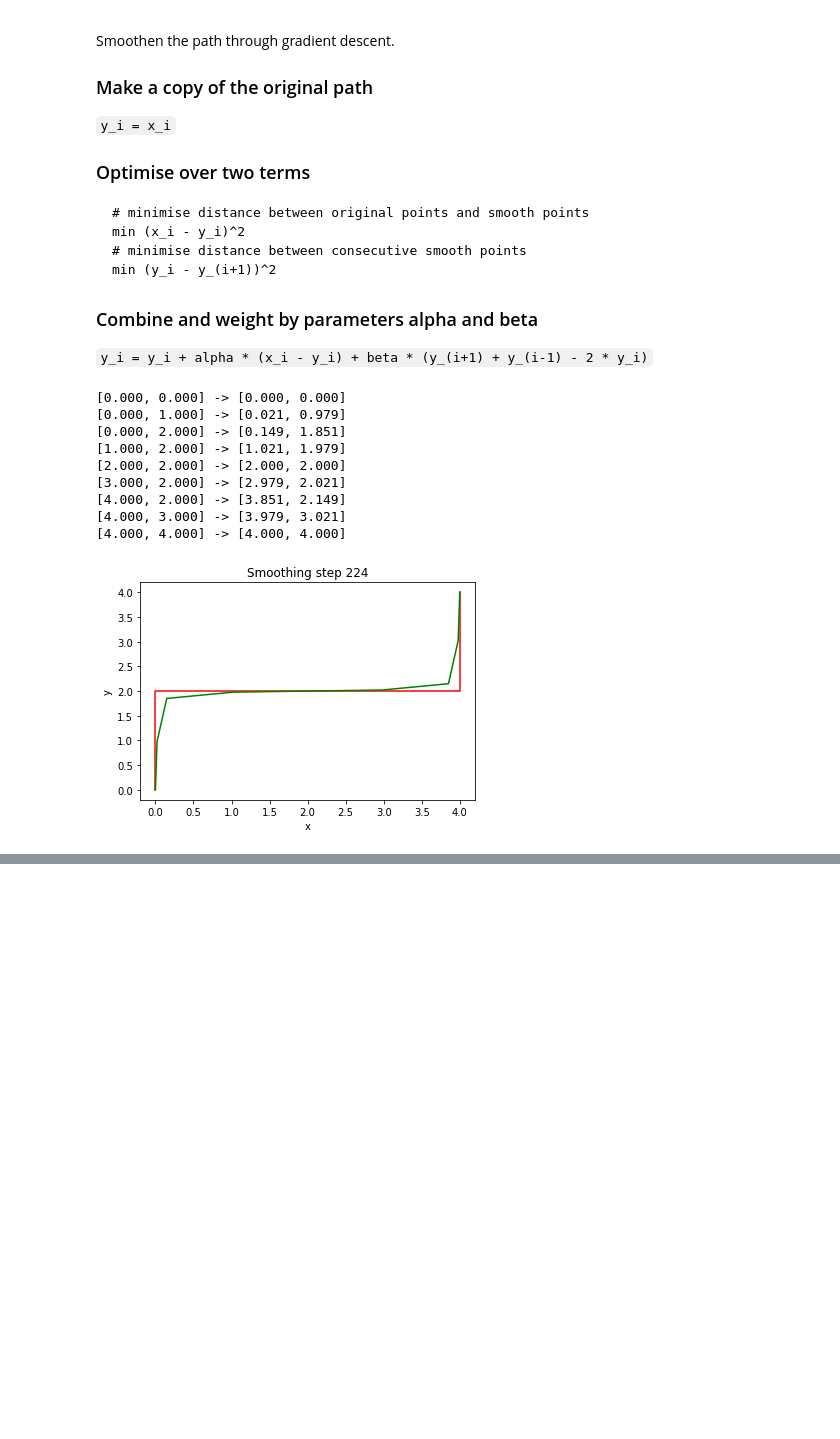
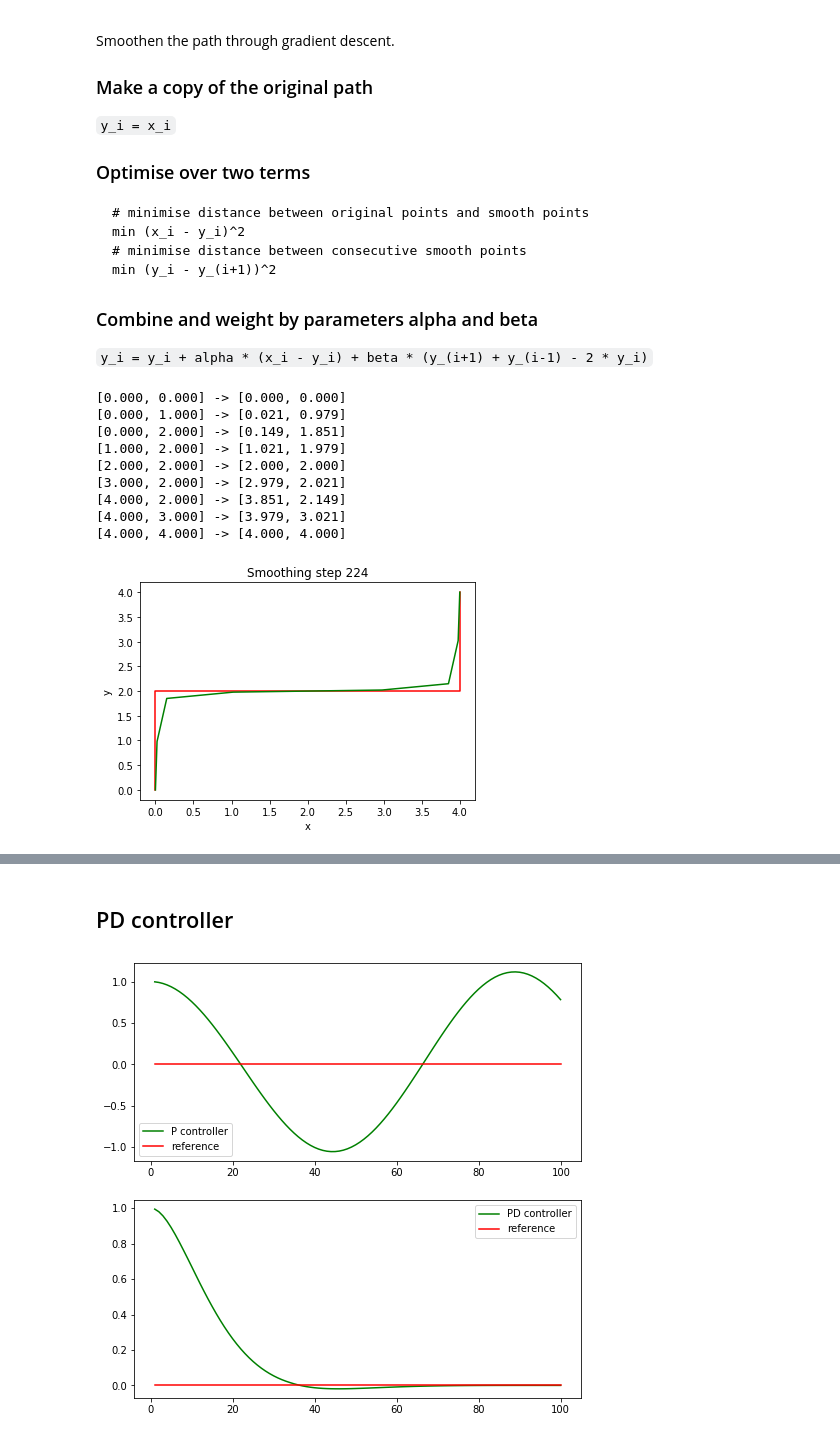
Before and after one commit to NNiehof/ArtificialIntelligenceForRobotics, a Jupyter notebook: PID control/Lesson_15_PID_control.ipynb, the cells around one changed output, grey strips where cells are left out. Drawn from its saved outputs; the diff is of its cells as text; code cells hidden in the pictures; blank space fills up the shorter version.

```diff
--- a/PID control/Lesson_15_PID_control.ipynb
+++ b/PID control/Lesson_15_PID_control.ipynb
@@ -160,0 +358,70 @@ plot_smooth(path)
+# %% [markdown]
+## PD controller
+# %%
+# -----------
+# User Instructions
+#
+# Implement a PD controller by running 100 iterations
+# of robot motion. The steering angle should be set
+# by the parameter tau_p and tau_d so that:
+#
+# steering = -tau_p * CTE - tau_d * diff_CTE
+# where differential crosstrack error (diff_CTE)
+# is given by CTE(t) - CTE(t-1)
+#
+#
+# Only modify code at the bottom! Look for the TODO
+# ------------
+
+# previous P controller
+def run_p(robot, tau, n=100, speed=1.0):
+    x_trajectory = []
+    y_trajectory = []
+    for i in range(n):
+        cte = robot.y
+        steer = -tau * cte
+        robot.move(steer, speed)
+        x_trajectory.append(robot.x)
+        y_trajectory.append(robot.y)
+    return x_trajectory, y_trajectory
+
+
+def run(robot, tau_p, tau_d, n=100, speed=1.0):
+    x_trajectory = []
+    y_trajectory = []
+    # TODO: your code here
+    cte = robot.y
+    for t in range(n):
+        # note that this will use the previous value of cte, thus cte at t - 1
+        diff_cte = robot.y - cte
+        cte = robot.y
+        steer = - tau_p * cte - tau_d * diff_cte
+        robot.move(steer, speed)
+        x_trajectory.append(robot.x)
+        y_trajectory.append(robot.y)
+    return x_trajectory, y_trajectory
+
+# PD control
+robot = Robot()
+robot.set(0.0, 1.0, 0.0)
+x_trajectory, y_trajectory = run(robot, 0.2, 3.0, n=100)
+n = len(x_trajectory)
+
+# P control
+robot = Robot()
+robot.set(0, 1, 0)
+p_x_trajectory, p_y_trajectory = run_p(robot, 0.1, n=100)
+
+fig, (ax1, ax2) = plt.subplots(2, 1, figsize=(8, 8))
+plt.close()
+ax1.cla()
+ax2.cla()
+ax1.plot(p_x_trajectory, p_y_trajectory, 'g', label='P controller')
+ax1.plot(p_x_trajectory, np.zeros(n), 'r', label='reference')
+ax1.legend()
+ax2.plot(x_trajectory, y_trajectory, 'g', label='PD controller')
+ax2.plot(x_trajectory, np.zeros(n), 'r', label='reference')
+ax2.legend()
+display(fig)
+# %% [output]
+[figure, added]
```
Also changed, not shown: parts of 13 cells of this notebook.
